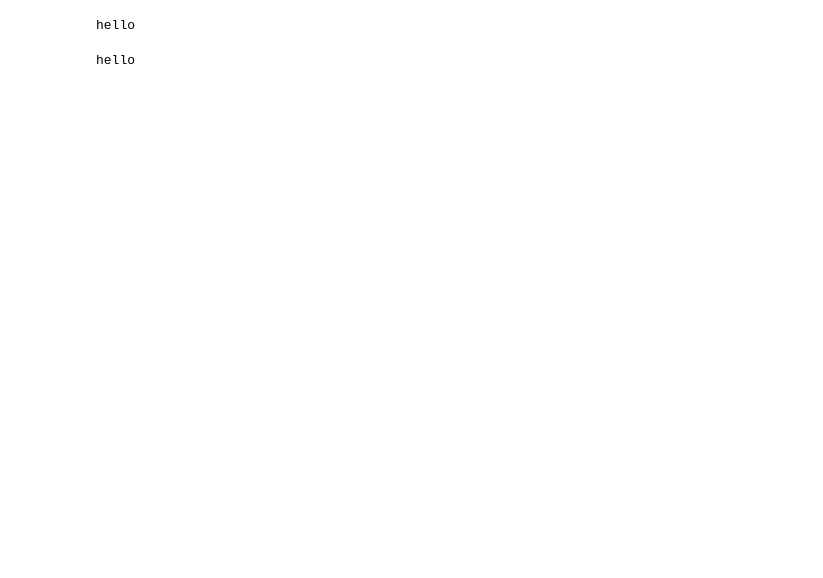
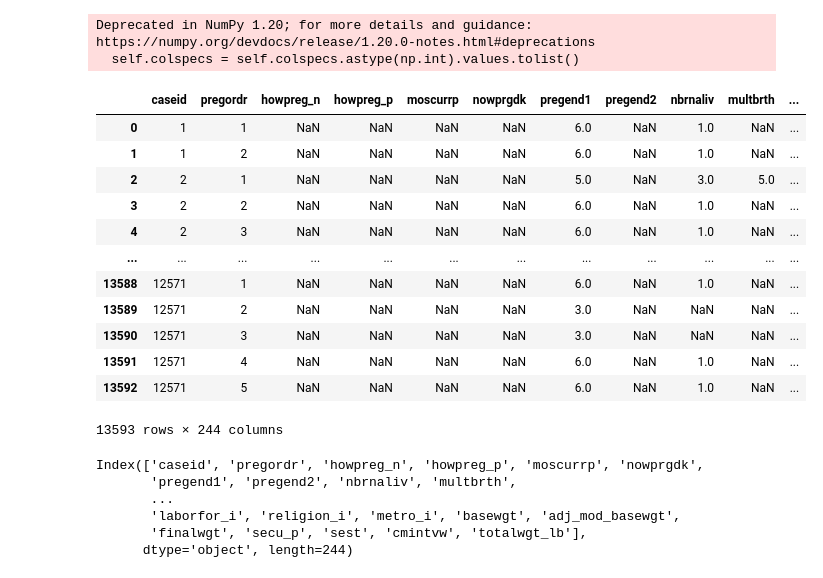
Before and after one commit to sharaj2012/datascience_learning, a Jupyter notebook: python/pandas/Untitled.ipynb, the cells around one changed output. Drawn from its saved outputs; the diff is of its cells as text; code cells hidden in the pictures; blank space fills up the shorter version.

```diff
--- a/python/pandas/Untitled.ipynb
+++ b/python/pandas/Untitled.ipynb
@@ -13,8 +0,0 @@ hello
-# %%
-print('hello')
-# %% [output]
-hello
-# %%
-print("hello")
-# %% [output]
-hello
@@ -20,0 +142,30 @@ hello
+# %%
+df = ReadFemPreg()
+# %% [output]
+Deprecated in NumPy 1.20; for more details and guidance: https://numpy.org/devdocs/release/1.20.0-notes.html#deprecations
+  self.colspecs = self.colspecs.astype(np.int).values.tolist()
+# %%
+df
+# %% [output]
+|  | caseid | pregordr | howpreg_n | howpreg_p | moscurrp | nowprgdk | pregend1 | pregend2 | nbrnaliv | multbrth | ... |
+| 0 | 1 | 1 | NaN | NaN | NaN | NaN | 6.0 | NaN | 1.0 | NaN | ... |
+| 1 | 1 | 2 | NaN | NaN | NaN | NaN | 6.0 | NaN | 1.0 | NaN | ... |
+| 2 | 2 | 1 | NaN | NaN | NaN | NaN | 5.0 | NaN | 3.0 | 5.0 | ... |
+| 3 | 2 | 2 | NaN | NaN | NaN | NaN | 6.0 | NaN | 1.0 | NaN | ... |
+| 4 | 2 | 3 | NaN | NaN | NaN | NaN | 6.0 | NaN | 1.0 | NaN | ... |
+| ... | ... | ... | ... | ... | ... | ... | ... | ... | ... | ... | ... |
+| 13588 | 12571 | 1 | NaN | NaN | NaN | NaN | 6.0 | NaN | 1.0 | NaN | ... |
+| 13589 | 12571 | 2 | NaN | NaN | NaN | NaN | 3.0 | NaN | NaN | NaN | ... |
+| 13590 | 12571 | 3 | NaN | NaN | NaN | NaN | 3.0 | NaN | NaN | NaN | ... |
+| 13591 | 12571 | 4 | NaN | NaN | NaN | NaN | 6.0 | NaN | 1.0 | NaN | ... |
+| 13592 | 12571 | 5 | NaN | NaN | NaN | NaN | 6.0 | NaN | 1.0 | NaN | ... |
+13593 rows × 244 columns
+# %%
+df.columns
+# %% [output]
+Index(['caseid', 'pregordr', 'howpreg_n', 'howpreg_p', 'moscurrp', 'nowprgdk',
+       'pregend1', 'pregend2', 'nbrnaliv', 'multbrth',
+       ...
+       'laborfor_i', 'religion_i', 'metro_i', 'basewgt', 'adj_mod_basewgt',
+       'finalwgt', 'secu_p', 'sest', 'cmintvw', 'totalwgt_lb'],
+      dtype='object', length=244)
```
Also changed, not shown: parts of 25 cells of this notebook, 6 other files.
